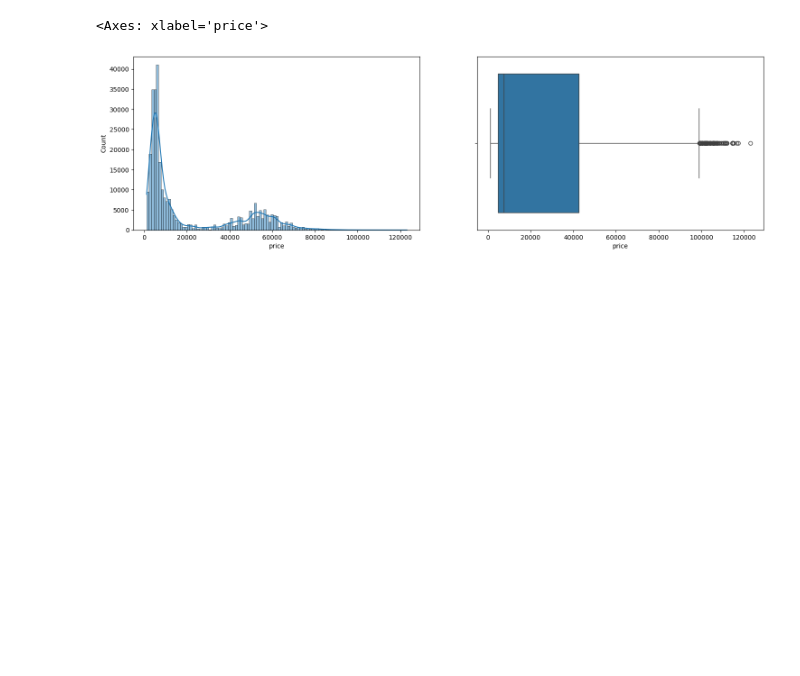
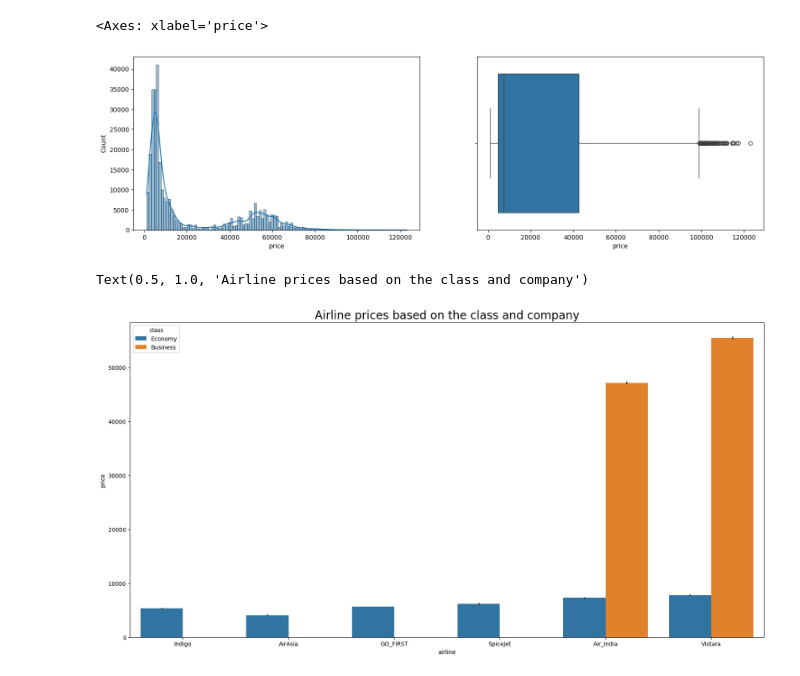
Before and after one commit to chensy618/model-based-machine-learning, a Jupyter notebook: notebook/flight-price-predicition.ipynb, the cells around one changed output. Saved outputs shown, nothing was run; the diff lists cells and outputs as text; code cells hidden in the pictures; blank space fills up the shorter version.

```diff
--- a/notebook/flight-price-predicition.ipynb
+++ b/notebook/flight-price-predicition.ipynb
@@ -144,4 +157,10 @@ sns.boxplot(x = 'price', data = clean_dataset)
 # %% [output]
 <Axes: xlabel='price'>
 [figure]
+# %%
+plt.figure(figsize=(20, 10))
+sns.barplot(x='airline',y='price',hue="class",data=clean_dataset.sort_values("price")).set_title('Airline prices based on the class and company',fontsize=20)
+# %% [output]
+Text(0.5, 1.0, 'Airline prices based on the class and company')
+[figure, added]
 # %% [markdown]
```
Also changed, not shown: parts of 6 cells of this notebook, 1 other file.
